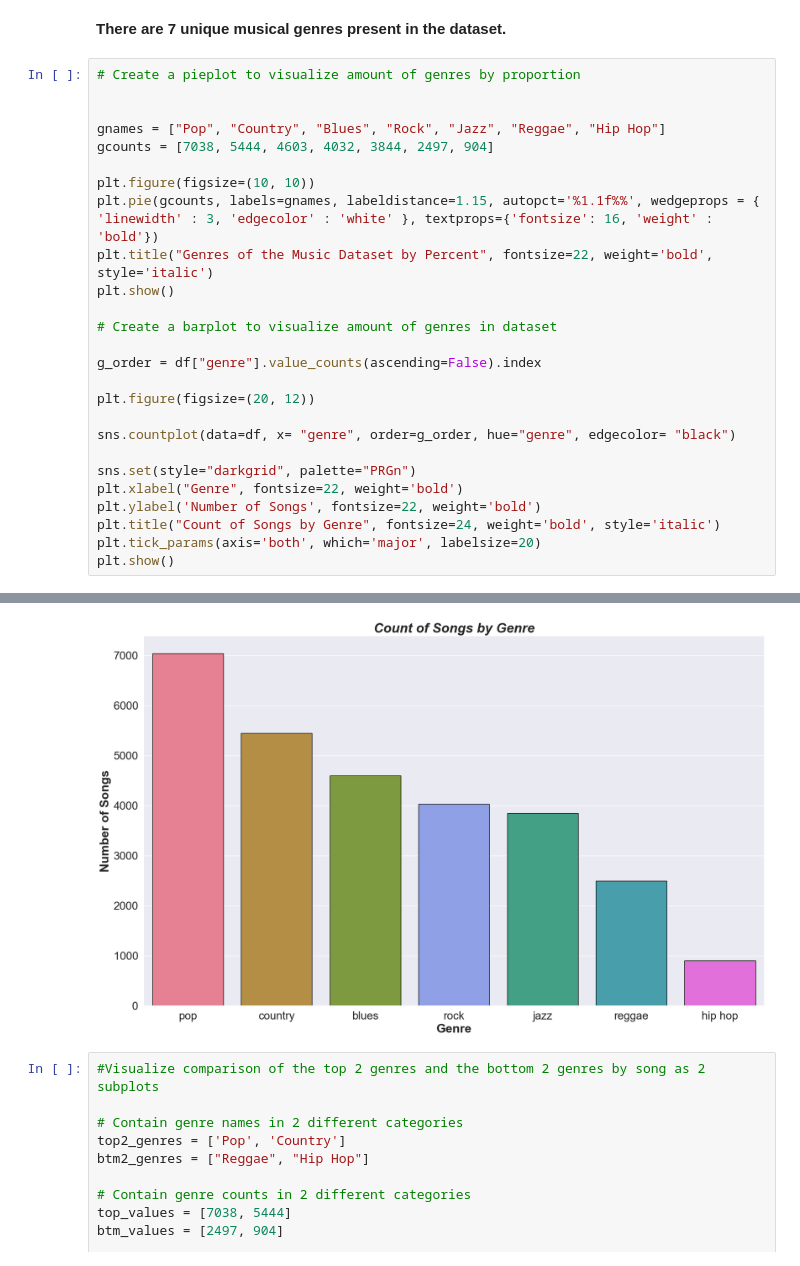
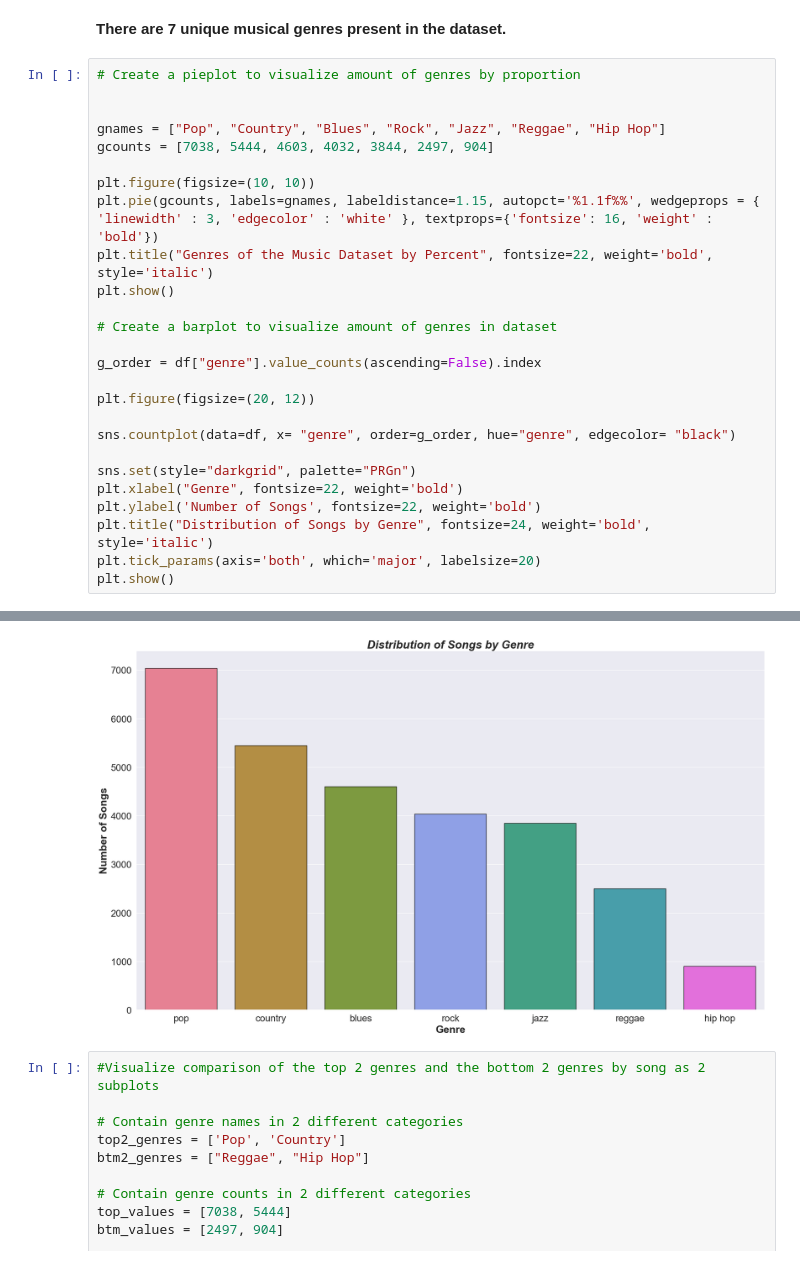
Before and after one commit to thetechleila/Music-Recommendation-Algorithm, a Jupyter notebook: EDA_music.ipynb, the cells around one changed output, grey strips where cells are left out. Cells and saved outputs as stored; diff of their text form.

Commit message:
eda genre

```diff
--- a/EDA_music.ipynb
+++ b/EDA_music.ipynb
@@ -374,7 +374,7 @@ sns.countplot(data=df, x= "genre", order=g_order, hue="genre", edgecolor= "black
 sns.set(style="darkgrid", palette="PRGn")
 plt.xlabel("Genre", fontsize=22, weight='bold')
 plt.ylabel('Number of Songs', fontsize=22, weight='bold')
-plt.title("Count of Songs by Genre", fontsize=24, weight='bold', style='italic')
+plt.title("Distribution of Songs by Genre", fontsize=24, weight='bold', style='italic')
 plt.tick_params(axis='both', which='major', labelsize=20)
 plt.show()
 # %% [output]
@@ -382,4 +382,4 @@ plt.show()
-[figure, old version]
+[figure, new version]
 # %%
 #Visualize comparison of the top 2 genres and the bottom 2 genres by song as 2 subplots
 
```
Also changed, not shown: parts of 4 cells of this notebook, 2 other files.
